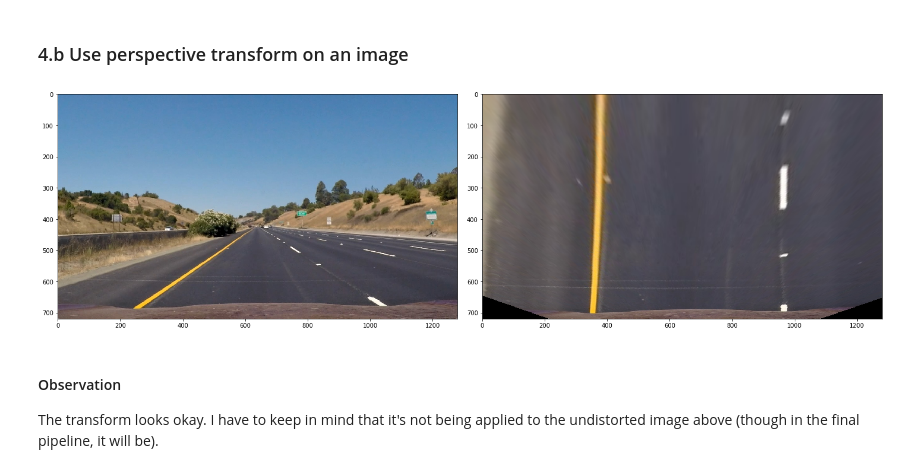
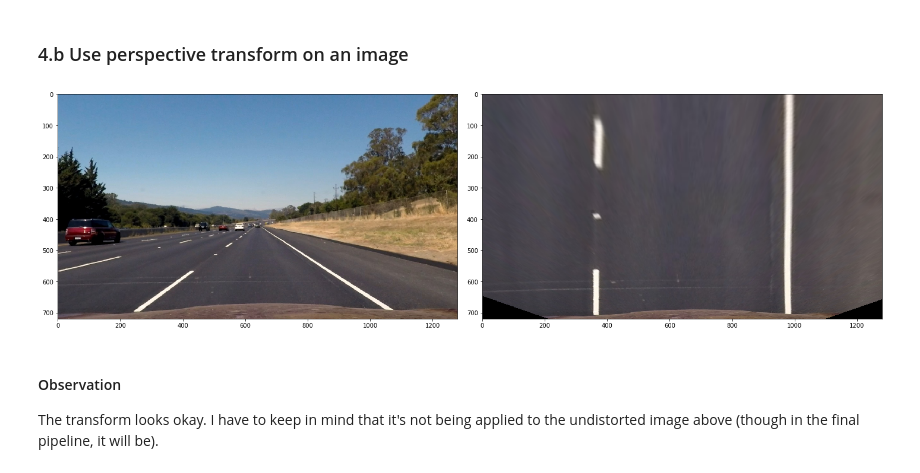
Before and after one commit to XCMer/CarND-Advanced-Lane-Lines, a Jupyter notebook: Advanced Pipeline.ipynb, the cells around one changed output. Drawn from its saved outputs; the diff is of its cells as text; code cells hidden in the pictures.

```diff
--- a/Advanced Pipeline.ipynb
+++ b/Advanced Pipeline.ipynb
@@ -235,7 +235,7 @@ def draw_polygon(img, points):
 def perspective_before_points():
     return {
         'bottom-left': (200, 720),
-        'bottom-right': (1130, 720),
+        'bottom-right': (1110, 720),
         'top-left': (560, 470),
         'top-right': (720, 470)
     }
@@ -303,15 +305,17 @@ def std_perspective_transform():
 # %%
 # Check how things are looking
 def test_perspective_transform():
-    img = load_images(['./test_images/straight_lines1.jpg'])[0]
+    img = load_images(['./test_images/straight_lines2.jpg'])[0]
+    img = undistort_image(img, mtx, dst)
+
     M = std_perspective_transform()
     warped_img = warp_perspective(img, M)
 
     show_images([img, warped_img], 1)
 
 test_perspective_transform()
 # %% [output]
-[figure, old version]
+[figure, new version]
 # %% [markdown]
 #### Observation
 
```
Also changed, not shown: parts of 1 cell of this notebook.
